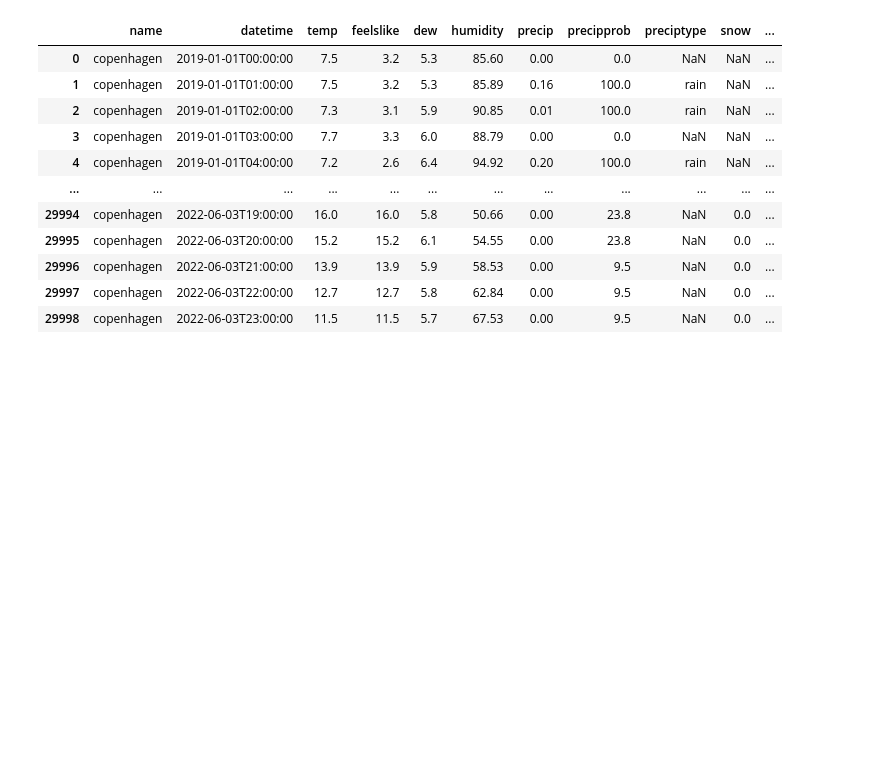
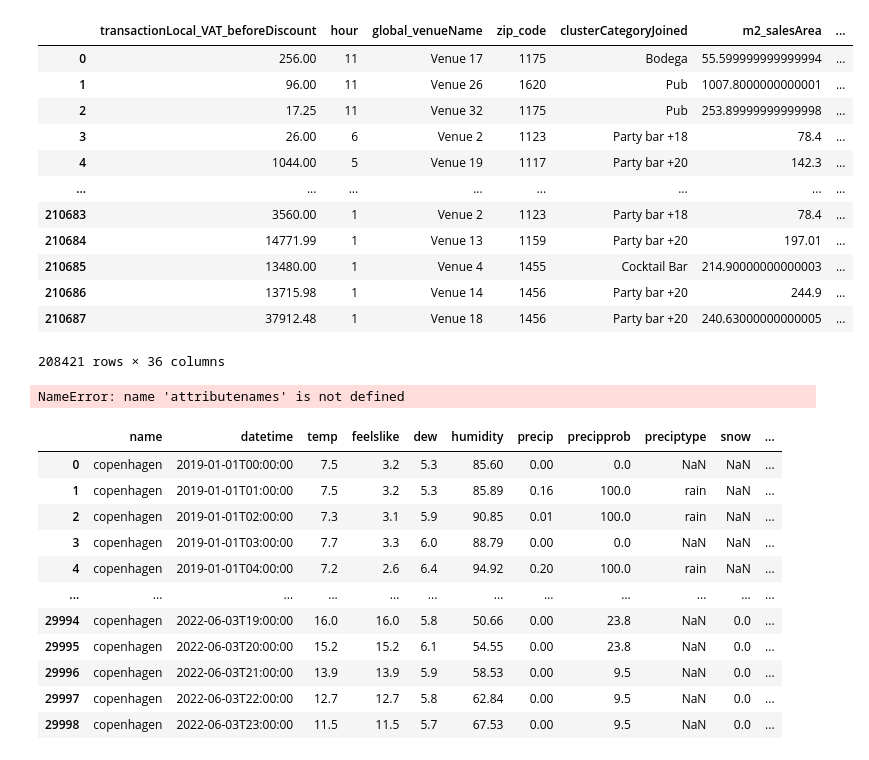
Before and after one commit to Maplewarrior/IntellishoreRekom, a Jupyter notebook: Untitled.ipynb, the cells around one changed output. Drawn from its saved outputs; the diff is of its cells as text; code cells hidden in the pictures; blank space fills up the shorter version.

```diff
--- a/Untitled.ipynb
+++ b/Untitled.ipynb
@@ -52,3 +69,26 @@ See the caveats in the documentation: https://pandas.pydata.org/pandas-docs/stab
+# %%
+data.dropna()
+# %% [output]
+|  | transactionLocal_VAT_beforeDiscount | hour | global_venueName | zip_code | clusterCategoryJoined | m2_salesArea | ... |
+| 0 | 256.00 | 11 | Venue 17 | 1175 | Bodega | 55.599999999999994 | ... |
+| 1 | 96.00 | 11 | Venue 26 | 1620 | Pub | 1007.8000000000001 | ... |
+| 2 | 17.25 | 11 | Venue 32 | 1175 | Pub | 253.89999999999998 | ... |
+| 3 | 26.00 | 6 | Venue 2 | 1123 | Party bar +18 | 78.4 | ... |
+| 4 | 1044.00 | 5 | Venue 19 | 1117 | Party bar +20 | 142.3 | ... |
+| ... | ... | ... | ... | ... | ... | ... | ... |
+| 210683 | 3560.00 | 1 | Venue 2 | 1123 | Party bar +18 | 78.4 | ... |
+| 210684 | 14771.99 | 1 | Venue 13 | 1159 | Party bar +20 | 197.01 | ... |
+| 210685 | 13480.00 | 1 | Venue 4 | 1455 | Cocktail Bar | 214.90000000000003 | ... |
+| 210686 | 13715.98 | 1 | Venue 14 | 1456 | Party bar +20 | 244.9 | ... |
+| 210687 | 37912.48 | 1 | Venue 18 | 1456 | Party bar +20 | 240.63000000000005 | ... |
+208421 rows × 36 columns
+# %%
+attributeNames = list(data.columns)
+for a in attributenames:
+    if "Holiday" in a:
+        data[data[a].isnull()][a] = 0
+# %% [output]
+NameError: name 'attributenames' is not defined
 # %%
 master_calendar = pd.read_csv('data/master_calendar.csv')
 master_id_density_encoded = pd.read_csv('data/master_id_density_encoded.csv')
```
Also changed, not shown: parts of 10 cells of this notebook, 1 other file.
